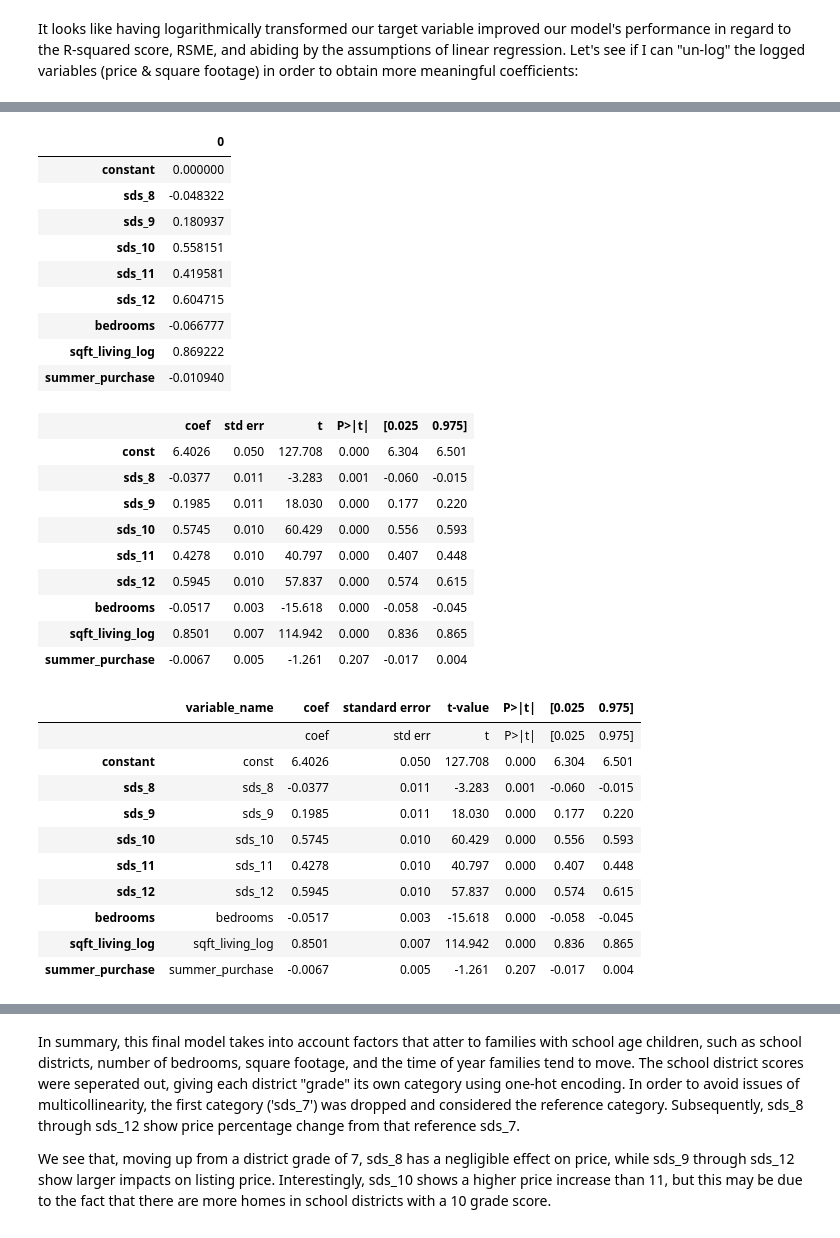
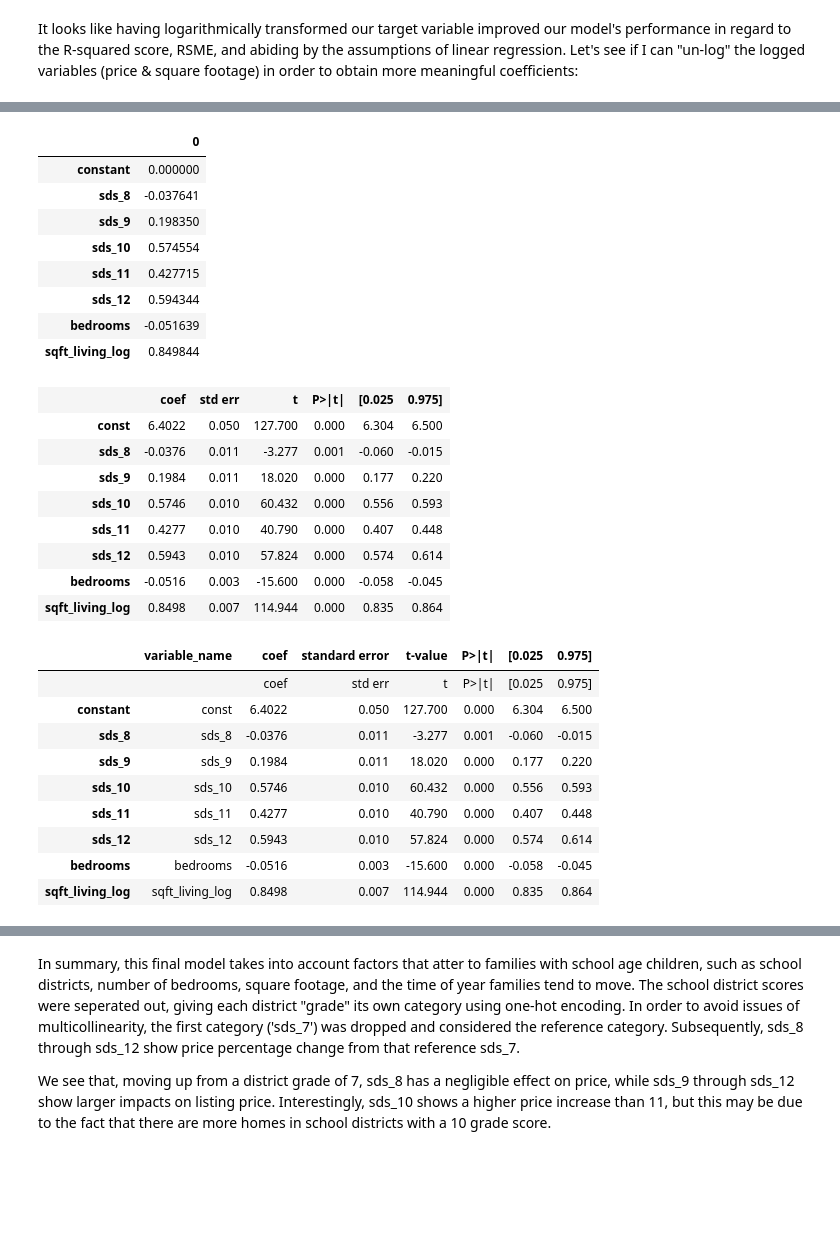
Before and after one commit to joeldmott/dsc-phase-2-project-v2-3, a Jupyter notebook: student.ipynb, the cells around one changed output, grey strips where cells are left out. Saved outputs shown, nothing was run; the diff lists cells and outputs as text; code cells hidden in the pictures; blank space fills up the shorter version.

```diff
--- a/student.ipynb
+++ b/student.ipynb
@@ -521,9 +528,9 @@ Now that our predictors are looking more managable and/or normally distributed,
 #predictors = X_train[['sds_8', 'sds_9', 'sds_10', 'sds_11', 'sds_12',\
 #                      'bdrm_3', 'bdrm_4', 'bdrm_5', 'bdrm_6', 'bdrm_7',\
 #                      'bdrm_8', 'bdrm_9', 'bdrm_10', 'sqft_living']]
-predictors = X_train[['sds_8', 'sds_9', 'sds_10', 'sds_11', 'sds_12', 'bedrooms', 'sqft_living_log']]
-predictors = sm.add_constant(predictors)
-predictors.head()
+X_train_predictors = X_train[['sds_8', 'sds_9', 'sds_10', 'sds_11', 'sds_12', 'bedrooms', 'sqft_living_log']]
+X_train_predictors = sm.add_constant(X_train_predictors)
+X_train_predictors.head()
 # %% [output]
 |  | const | sds_8 | sds_9 | sds_10 | sds_11 | sds_12 | bedrooms | sqft_living_log |
 | 6405 | 1.0 | 0 | 0 | 0 | 0 | 1 | 3 | 7.610853 |
@@ -534,5 +606,5 @@ predictors.head()
 # %%
-model = sm.OLS(y_train, predictors).fit()
+model = sm.OLS(y_train['price_log'], X_train_predictors).fit()
 model.summary()
 # %% [output]
 OLS Regression Results
@@ -628,3 +647,0 @@ predictors
-# %%
-model = sm.OLS(y_train, predictors).fit()
-model.summary()
@@ -869,3 +823,0 @@ y_train['price_log'].hist(bins=25);
-# %%
-model = sm.OLS(y_train['price_log'], predictors).fit()
-model.summary()
@@ -1055,54 +857,51 @@ final_model_unlogged_showing_percentages_instead
 # %%
 index = ['constant', 'sds_8', 'sds_9', 'sds_10', 'sds_11', 'sds_12',\
-        'bedrooms', 'sqft_living_log', 'summer_purchase']
+        'bedrooms', 'sqft_living_log']
 
 final_model_unlogged_showing_percentages_instead.index =  list(index)
 final_model_unlogged_showing_percentages_instead
 # %% [output]
 |  | 0 |
 | constant | 0.000000 |
-| sds_8 | -0.048322 |
-| sds_9 | 0.180937 |
-| sds_10 | 0.558151 |
-| sds_11 | 0.419581 |
-| sds_12 | 0.604715 |
-| bedrooms | -0.066777 |
-| sqft_living_log | 0.869222 |
-| summer_purchase | -0.010940 |
+| sds_8 | -0.037641 |
+| sds_9 | 0.198350 |
+| sds_10 | 0.574554 |
+| sds_11 | 0.427715 |
+| sds_12 | 0.594344 |
+| bedrooms | -0.051639 |
+| sqft_living_log | 0.849844 |
 # %%
 LRresult = (model.summary().tables[1])
 LRresult
 # %% [output]
 |  | coef | std err | t | P>|t| | [0.025 | 0.975] |
-| const | 6.4026 | 0.050 | 127.708 | 0.000 | 6.304 | 6.501 |
-| sds_8 | -0.0377 | 0.011 | -3.283 | 0.001 | -0.060 | -0.015 |
-| sds_9 | 0.1985 | 0.011 | 18.030 | 0.000 | 0.177 | 0.220 |
-| sds_10 | 0.5745 | 0.010 | 60.429 | 0.000 | 0.556 | 0.593 |
-| sds_11 | 0.4278 | 0.010 | 40.797 | 0.000 | 0.407 | 0.448 |
-| sds_12 | 0.5945 | 0.010 | 57.837 | 0.000 | 0.574 | 0.615 |
-| bedrooms | -0.0517 | 0.003 | -15.618 | 0.000 | -0.058 | -0.045 |
-| sqft_living_log | 0.8501 | 0.007 | 114.942 | 0.000 | 0.836 | 0.865 |
-| summer_purchase | -0.0067 | 0.005 | -1.261 | 0.207 | -0.017 | 0.004 |
+| const | 6.4022 | 0.050 | 127.700 | 0.000 | 6.304 | 6.500 |
+| sds_8 | -0.0376 | 0.011 | -3.277 | 0.001 | -0.060 | -0.015 |
+| sds_9 | 0.1984 | 0.011 | 18.020 | 0.000 | 0.177 | 0.220 |
+| sds_10 | 0.5746 | 0.010 | 60.432 | 0.000 | 0.556 | 0.593 |
+| sds_11 | 0.4277 | 0.010 | 40.790 | 0.000 | 0.407 | 0.448 |
+| sds_12 | 0.5943 | 0.010 | 57.824 | 0.000 | 0.574 | 0.614 |
+| bedrooms | -0.0516 | 0.003 | -15.600 | 0.000 | -0.058 | -0.045 |
+| sqft_living_log | 0.8498 | 0.007 | 114.944 | 0.000 | 0.835 | 0.864 |
 # %%
 index = ['', 'constant', 'sds_8', 'sds_9', 'sds_10', 'sds_11', 'sds_12',\
-        'bedrooms', 'sqft_living_log', 'summer_purchase']
+        'bedrooms', 'sqft_living_log']
 ols_summary = pd.DataFrame(LRresult,
                            index=index,
                            columns = ['variable_name', 'coef', 'standard error', \
                                       't-value', 'P>|t|', '[0.025', '0.975]'])
 ols_summary
 # %% [output]
 |  | variable_name | coef | standard error | t-value | P>|t| | [0.025 | 0.975] |
 |  |  | coef | std err | t | P>|t| | [0.025 | 0.975] |
-| constant | const | 6.4026 | 0.050 | 127.708 | 0.000 | 6.304 | 6.501 |
-| sds_8 | sds_8 | -0.0377 | 0.011 | -3.283 | 0.001 | -0.060 | -0.015 |
-| sds_9 | sds_9 | 0.1985 | 0.011 | 18.030 | 0.000 | 0.177 | 0.220 |
-| sds_10 | sds_10 | 0.5745 | 0.010 | 60.429 | 0.000 | 0.556 | 0.593 |
-| sds_11 | sds_11 | 0.4278 | 0.010 | 40.797 | 0.000 | 0.407 | 0.448 |
-| sds_12 | sds_12 | 0.5945 | 0.010 | 57.837 | 0.000 | 0.574 | 0.615 |
-| bedrooms | bedrooms | -0.0517 | 0.003 | -15.618 | 0.000 | -0.058 | -0.045 |
-| sqft_living_log | sqft_living_log | 0.8501 | 0.007 | 114.942 | 0.000 | 0.836 | 0.865 |
-| summer_purchase | summer_purchase | -0.0067 | 0.005 | -1.261 | 0.207 | -0.017 | 0.004 |
+| constant | const | 6.4022 | 0.050 | 127.700 | 0.000 | 6.304 | 6.500 |
+| sds_8 | sds_8 | -0.0376 | 0.011 | -3.277 | 0.001 | -0.060 | -0.015 |
+| sds_9 | sds_9 | 0.1984 | 0.011 | 18.020 | 0.000 | 0.177 | 0.220 |
+| sds_10 | sds_10 | 0.5746 | 0.010 | 60.432 | 0.000 | 0.556 | 0.593 |
+| sds_11 | sds_11 | 0.4277 | 0.010 | 40.790 | 0.000 | 0.407 | 0.448 |
+| sds_12 | sds_12 | 0.5943 | 0.010 | 57.824 | 0.000 | 0.574 | 0.614 |
+| bedrooms | bedrooms | -0.0516 | 0.003 | -15.600 | 0.000 | -0.058 | -0.045 |
+| sqft_living_log | sqft_living_log | 0.8498 | 0.007 | 114.944 | 0.000 | 0.835 | 0.864 |
 # %%
 final_model_results = pd.concat([final_model_unlogged_showing_percentages_instead, ols_summary], axis=1)
 final_model_results = final_model_results.drop(['variable_name', 'coef'], axis=1)
```
Also changed, not shown: parts of 113 cells of this notebook.
